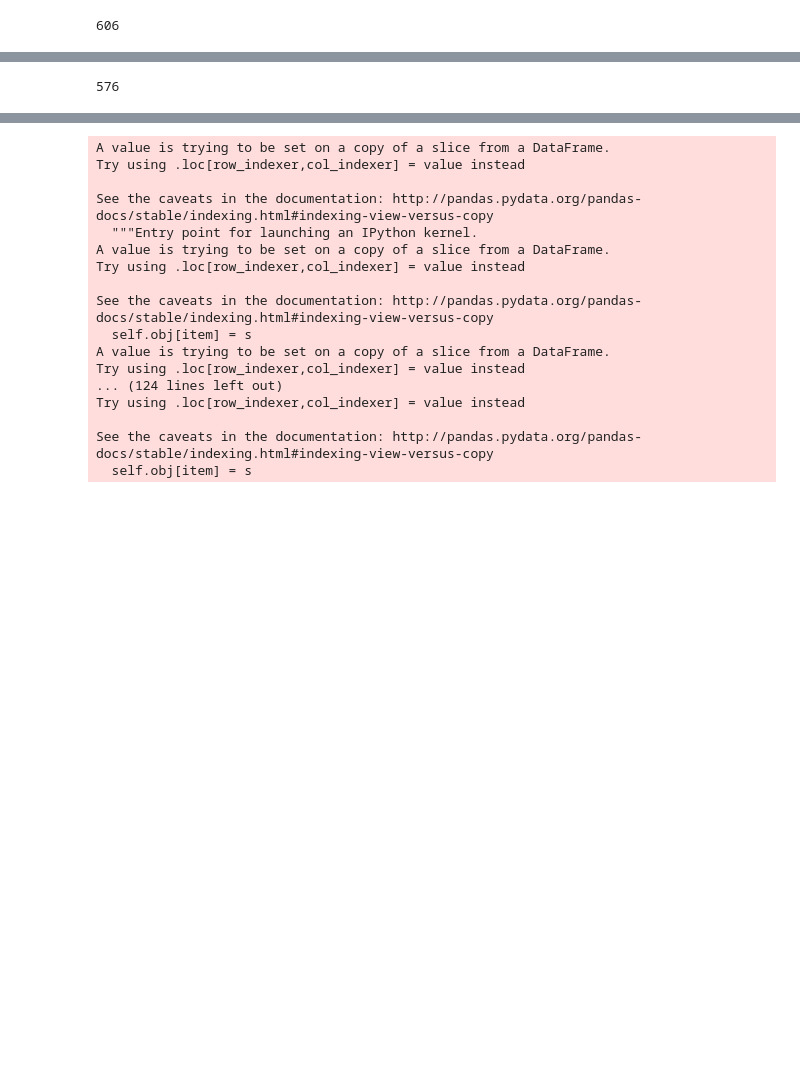
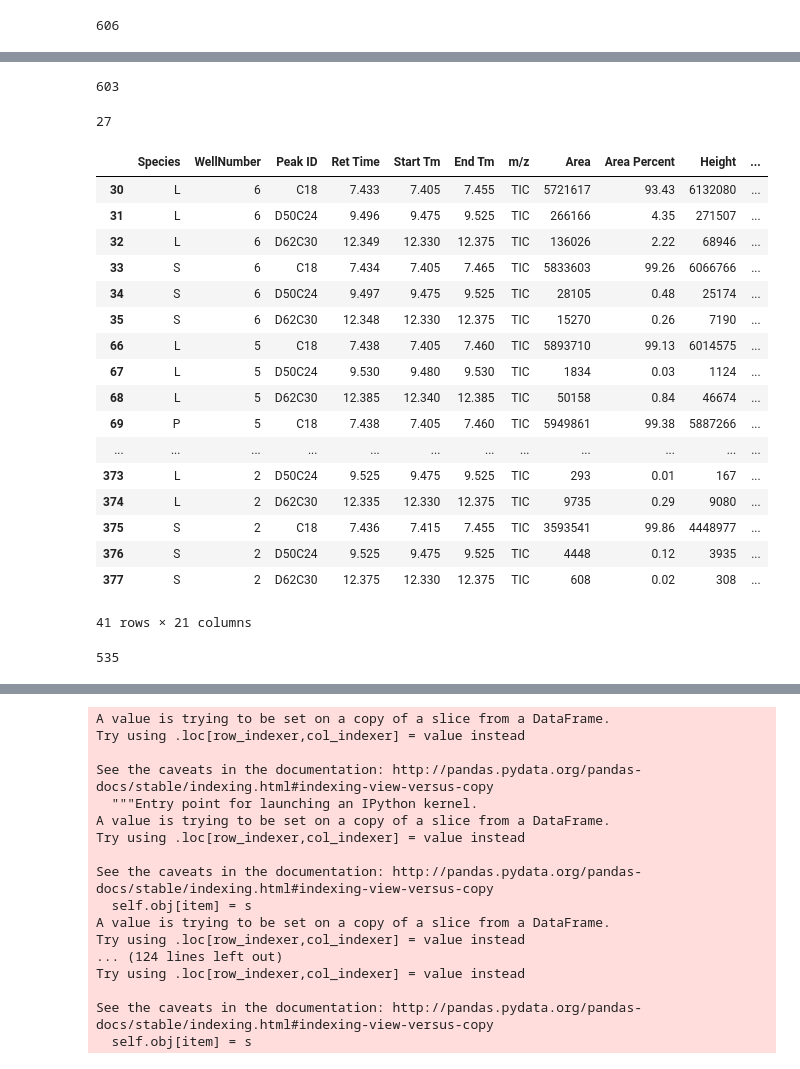
Before and after one commit to Tomnaragon/DCHC_transfer_Experiment, a Jupyter notebook: Master_DCHC_transfer_analysis.ipynb, the cells around one changed output, grey strips where cells are left out. Drawn from its saved outputs; the diff is of its cells as text; code cells hidden in the pictures; blank space fills up the shorter version.

```diff
--- a/Master_DCHC_transfer_analysis.ipynb
+++ b/Master_DCHC_transfer_analysis.ipynb
@@ -159,12 +155,42 @@ def add_identifier(data):
     return data
 # %%
 df = add_identifier(df)
+# %%
+len(df)
+# %% [output]
+603
+# %%
+sum(df['Outlier']=='Y')
+# %% [output]
+27
+# %%
+df.loc[df['Outlier']=='AI']
+# %% [output]
+|  | Species | WellNumber | Peak ID | Ret Time | Start Tm | End Tm | m/z | Area | Area Percent | Height | ... |
+| 30 | L | 6 | C18 | 7.433 | 7.405 | 7.455 | TIC | 5721617 | 93.43 | 6132080 | ... |
+| 31 | L | 6 | D50C24 | 9.496 | 9.475 | 9.525 | TIC | 266166 | 4.35 | 271507 | ... |
+| 32 | L | 6 | D62C30 | 12.349 | 12.330 | 12.375 | TIC | 136026 | 2.22 | 68946 | ... |
+| 33 | S | 6 | C18 | 7.434 | 7.405 | 7.465 | TIC | 5833603 | 99.26 | 6066766 | ... |
+| 34 | S | 6 | D50C24 | 9.497 | 9.475 | 9.525 | TIC | 28105 | 0.48 | 25174 | ... |
+| 35 | S | 6 | D62C30 | 12.348 | 12.330 | 12.375 | TIC | 15270 | 0.26 | 7190 | ... |
+| 66 | L | 5 | C18 | 7.438 | 7.405 | 7.460 | TIC | 5893710 | 99.13 | 6014575 | ... |
+| 67 | L | 5 | D50C24 | 9.530 | 9.480 | 9.530 | TIC | 1834 | 0.03 | 1124 | ... |
+| 68 | L | 5 | D62C30 | 12.385 | 12.340 | 12.385 | TIC | 50158 | 0.84 | 46674 | ... |
+| 69 | P | 5 | C18 | 7.438 | 7.405 | 7.460 | TIC | 5949861 | 99.38 | 5887266 | ... |
+| ... | ... | ... | ... | ... | ... | ... | ... | ... | ... | ... | ... |
+| 373 | L | 2 | D50C24 | 9.525 | 9.475 | 9.525 | TIC | 293 | 0.01 | 167 | ... |
+| 374 | L | 2 | D62C30 | 12.335 | 12.330 | 12.375 | TIC | 9735 | 0.29 | 9080 | ... |
+| 375 | S | 2 | C18 | 7.436 | 7.415 | 7.455 | TIC | 3593541 | 99.86 | 4448977 | ... |
+| 376 | S | 2 | D50C24 | 9.525 | 9.475 | 9.525 | TIC | 4448 | 0.12 | 3935 | ... |
+| 377 | S | 2 | D62C30 | 12.375 | 12.330 | 12.375 | TIC | 608 | 0.02 | 308 | ... |
+41 rows × 21 columns
 # %%
-df = df.loc[df['Outlier']!='Y']
+# df = df.loc[df['Outlier']!='Y']
+# df = df.loc[df['Outlier']!='AI']
 #df = df.loc[df['Outlier'] == 'N']
 len(df)
 # %% [output]
-576
+535
 # %%
 np.unique(df['Outlier'])
 # %% [output]
```
Also changed, not shown: parts of 14 cells of this notebook, 4 other files.
